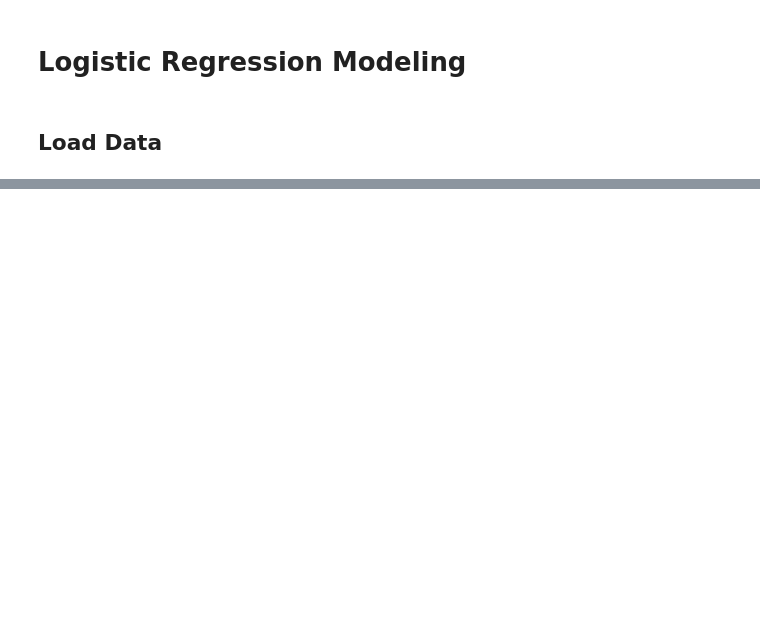
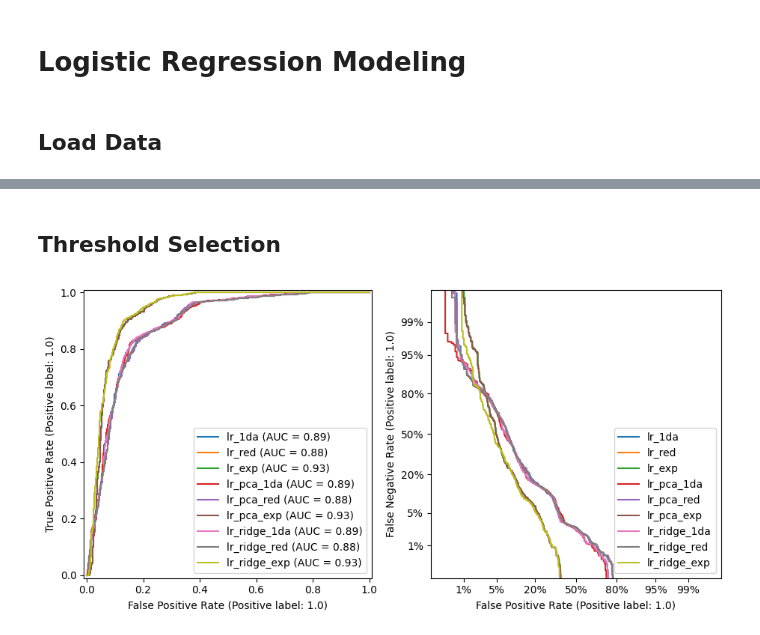
Before and after one commit to willcoughlin/predicting-abnormal-grid-conditions, a Jupyter notebook: notebooks/logistic.ipynb, the cells around one changed output, grey strips where cells are left out. Drawn from its saved outputs; the diff is of its cells as text; code cells hidden in the pictures; blank space fills up the shorter version.

```diff
--- a/notebooks/logistic.ipynb
+++ b/notebooks/logistic.ipynb
@@ -43 +17,16 @@ class_bal
+# %%
+def read_dataset(name):
+  df_train = pd.read_csv(f"../data/modeling/data_{name}_train.csv")
+  df_test = pd.read_csv(f"../data/modeling/data_{name}_test.csv")
+
+  X_train = df_train.drop(columns="Abnormal")
+  X_test = df_test.drop(columns="Abnormal")
+  y_train = df_train.Abnormal
+  y_test = df_test.Abnormal
+
+  return X_train, X_test, y_train, y_test
+
+X_1da_train, X_1da_test, y_train, y_test = read_dataset("1da")
+X_reduced_train, X_reduced_test, _, _ = read_dataset("reduced")
+X_expanded_train, X_expanded_test, _, _ = read_dataset("expanded")
 # %% [markdown]
@@ -45 +178,15 @@ class_bal
+# %% [markdown]
+## Threshold Selection
+# %%
+fig, [ax_roc, ax_det] = plt.subplots(1, 2, figsize=(11, 5))
+
+for name, best_model in best_models.items():
+  mod = best_model["model"]
+  params = best_model["params"]
+  X_train = train_features[name]
+
+  RocCurveDisplay.from_estimator(mod, X_train, y_train, ax=ax_roc, name=name)
+  DetCurveDisplay.from_estimator(mod, X_train, y_train, ax=ax_det, name=name)
+# %% [output]
+[figure, added]
 # %%
```
Also changed, not shown: parts of 29 cells of this notebook, 1 other file.
